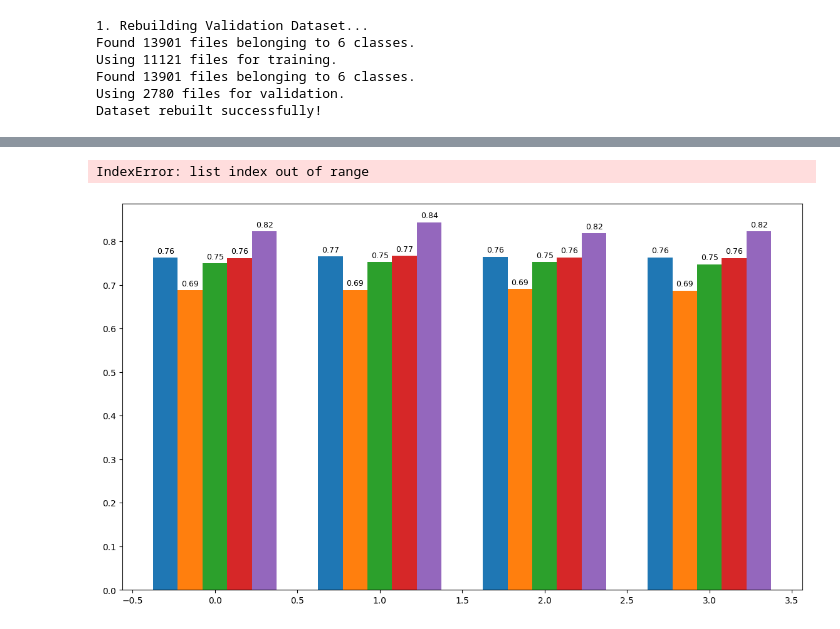
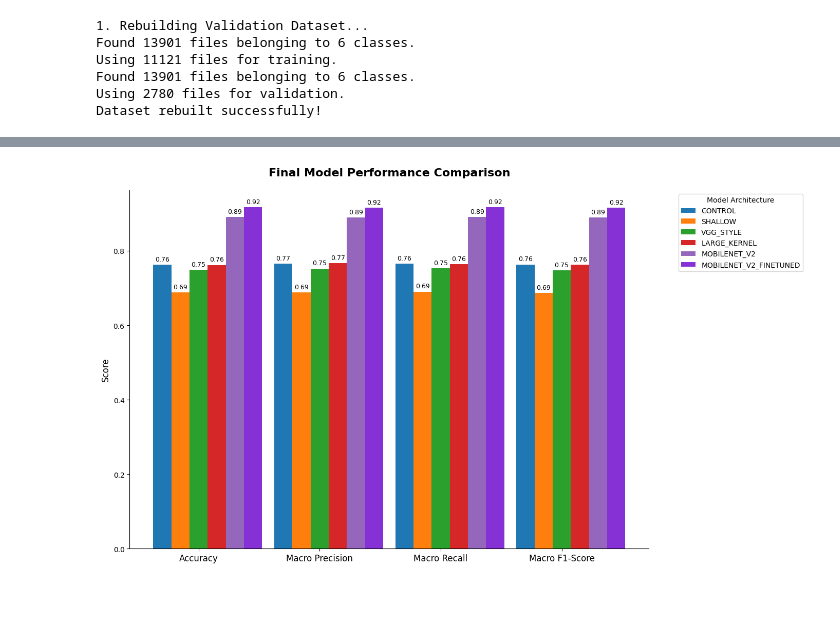
Before and after one commit to kvbek/garbage-sorting-nn, a Jupyter notebook: src/03_analysis.ipynb, the cells around one changed output, grey strips where cells are left out. Cells and saved outputs as stored; diff of their text form; code cells hidden in the pictures; blank space fills up the shorter version.

Commit message:
Fixed 03 analysis file and model architectures, added plot images.

```diff
--- a/src/03_analysis.ipynb
+++ b/src/03_analysis.ipynb
@@ -188,7 +187,7 @@ for arch in architectures_to_evaluate:
     keras.backend.clear_session()
 
     # A. Build the empty "brain"
-    model = build_experimental_model(arch, input_shape=(IMG_SIZE[0], IMG_SIZE[1], 3))
+    model = build_experimental_model(arch, input_shape=(IMG_SIZE[0], IMG_SIZE[1], 3), augmentation=False)
 
     # B. Define where the weights file is saved
     weights_path = f'../models/{arch}_best.weights.h5'
@@ -318,7 +320,14 @@ bar_width = 0.15  # Width of each individual bar
 fig, ax = plt.subplots(figsize=(14, 8))
 
 # Re-use your professional color palette
-colors = ['#1f77b4', '#ff7f0e', '#2ca02c', '#d62728', '#9467bd']
+colors = [
+    '#1f77b4',
+    '#ff7f0e',
+    '#2ca02c',
+    '#d62728',
+    '#9467bd',
+    "#8631d5"
+]
 
 # 3. Plot each model's bars
 for i, model_name in enumerate(models):
@@ -329,32 +338,32 @@ for i, model_name in enumerate(models):
     offset = (i - 2) * bar_width
 
     bars = ax.bar(x + offset, scores, bar_width, label=model_name, color=colors[i])
 
     # Add the text labels on top of the bars
     for bar in bars:
         height = bar.get_height()
         ax.annotate(f'{height:.2f}',
                     xy=(bar.get_x() + bar.get_width() / 2, height),
                     xytext=(0, 3),  # 3 points vertical offset
                     textcoords="offset points",
                     ha='center', va='bottom', fontsize=9)
 
 # 4. Format the chart
 ax.set_ylabel('Score', fontsize=12)
 ax.set_title('Final Model Performance Comparison', fontsize=16, fontweight='bold', pad=20)
 ax.set_xticks(x)
 ax.set_xticklabels(metrics, fontsize=12)
 
 # Place legend cleanly outside the plot
 ax.legend(title='Model Architecture', bbox_to_anchor=(1.05, 1), loc='upper left')
 
 # Clean up borders and add grid
 # ax.grid(axis='y', linestyle='--', alpha=0.7)
 for spine in ['top', 'right']:
     ax.spines[spine].set_visible(False)
 
 plt.tight_layout()
+plt.savefig('../plots/final_metrics_comparison.png', bbox_inches='tight')
 plt.show()
 # %% [output]
-IndexError: list index out of range
-[figure, old version]
+[figure, new version]
```
Also changed, not shown: parts of 2 cells of this notebook, 10 other files.
